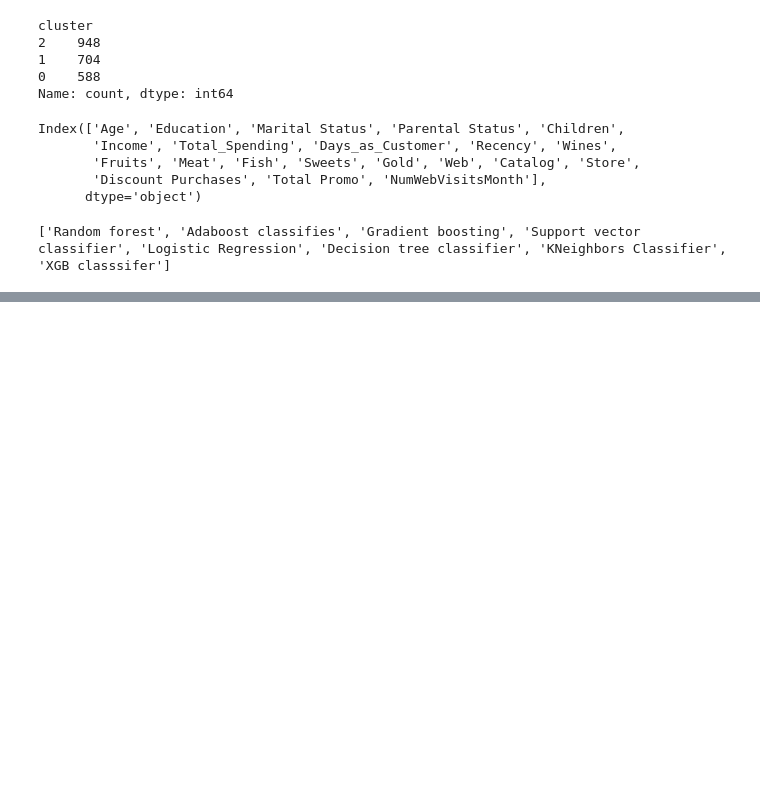
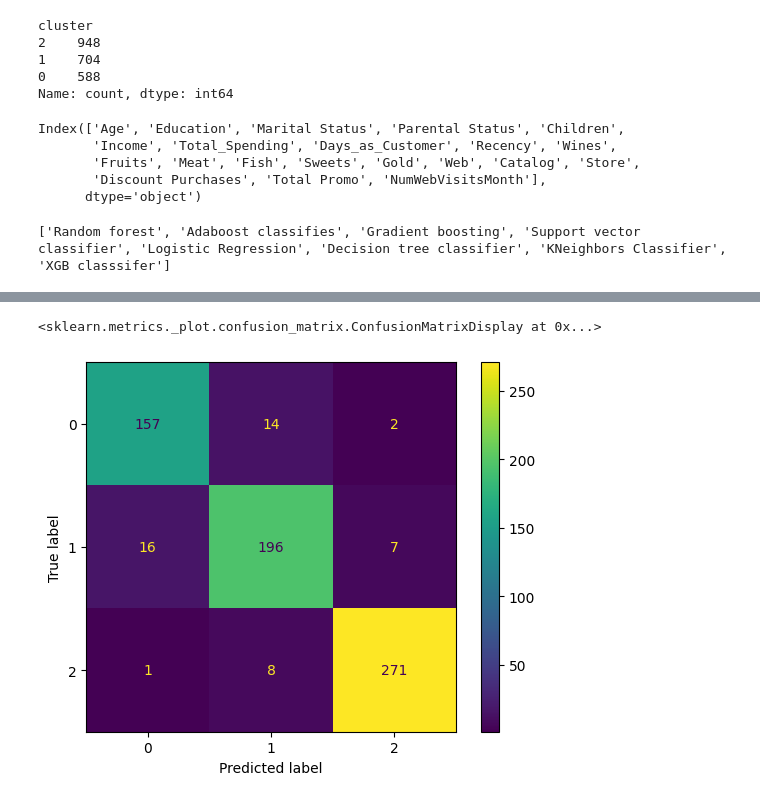
Before and after one commit to TechJitu/Customer-Categorizer, a Jupyter notebook: Notebook/Feature Selection and Classification.ipynb, the cells around one changed output, grey strips where cells are left out. Drawn from its saved outputs; the diff is of its cells as text; code cells hidden in the pictures; blank space fills up the shorter version.

```diff
--- a/Notebook/Feature Selection and Classification.ipynb
+++ b/Notebook/Feature Selection and Classification.ipynb
@@ -137,2 +137,12 @@ report.sort_values('eval score')
 | 7 | XGBClassifier(base_score=None, bo... | 0.957589 |
 | 2 | ([DecisionTreeRegressor(criterion... | 0.964286 |
+# %%
+params = {'criterion':['gini', 'entropy', 'log_loss'],
+         'splitter':['best', 'random'],
+         'max_depth':[1,2,3,4,None],
+         'min_samples_split':[1,2,3,4,5],
+         'max_features':['sqrt','log2']}
+# %%
+shell_model = DecisionTreeClassifier()
+grid_cv = GridSearchCV(shell_model,param_grid=params,cv=5,verbose=2)
+grid_cv
@@ -138,0 +157,4 @@ report.sort_values('eval score')
+# %%
+x_train, x_test, y_train, y_test = train_test_split(x, y, random_state=1, test_size=0.3)
+# %%
+grid_cv.fit(x_train,y_train)
@@ -138,0 +217,5 @@ report.sort_values('eval score')
+# %%
+ConfusionMatrixDisplay.from_estimator(grid_cv,x_test,y_test)
+# %% [output]
+<sklearn.metrics._plot.confusion_matrix.ConfusionMatrixDisplay at 0x...>
+[figure, added]
```
Also changed, not shown: parts of 10 cells of this notebook.
